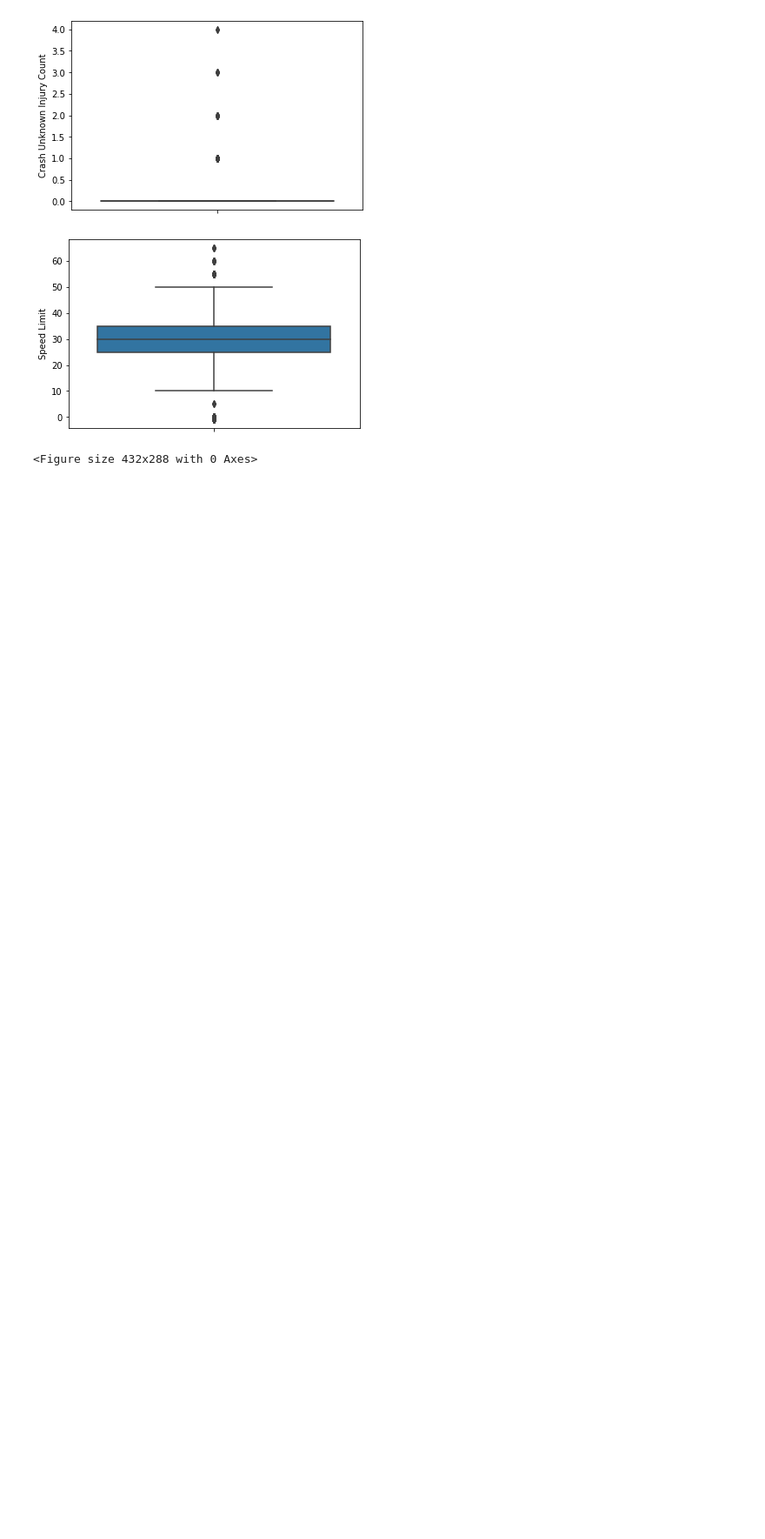
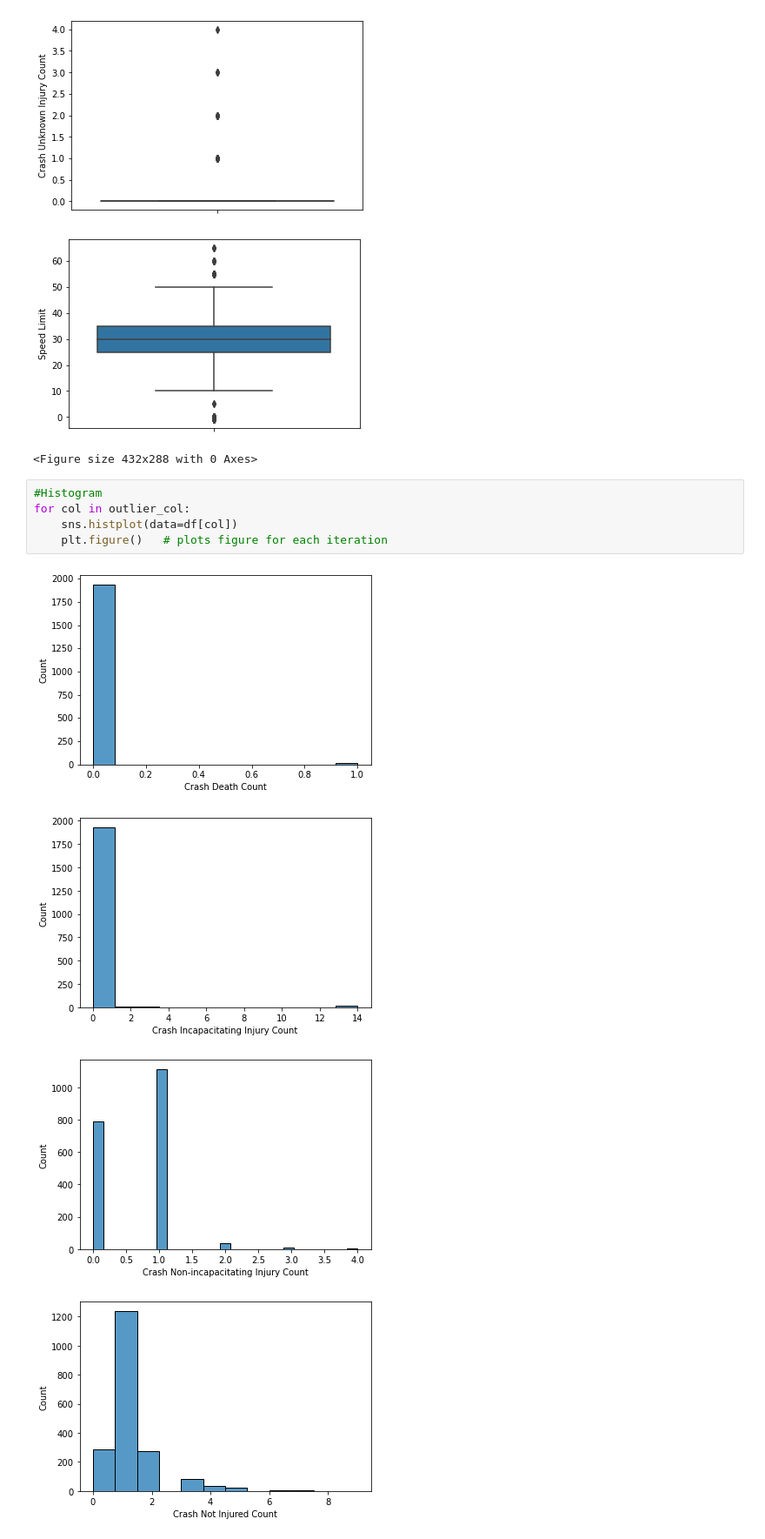
Before and after one commit to soonkienyuan/data-wrangling-school-project, a Jupyter notebook: outlier location.ipynb, the cells around one changed output. Shown: that part at 87% size. Cells and saved outputs as stored; diff of their text form; blank space fills up the shorter version.

```diff
--- a/outlier location.ipynb
+++ b/outlier location.ipynb
@@ -103,3 +103,13 @@ for col in outlier_col:
 [figure]
 [figure]
 <Figure size 432x288 with 0 Axes>
+# %%
+#Histogram
+for col in outlier_col:
+    sns.histplot(data=df[col])
+    plt.figure()   # plots figure for each iteration
+# %% [output]
+[figure, added]
+[figure, added]
+[figure, added]
+[figure, added]
```
Also changed, not shown: parts of 3 cells of this notebook.
